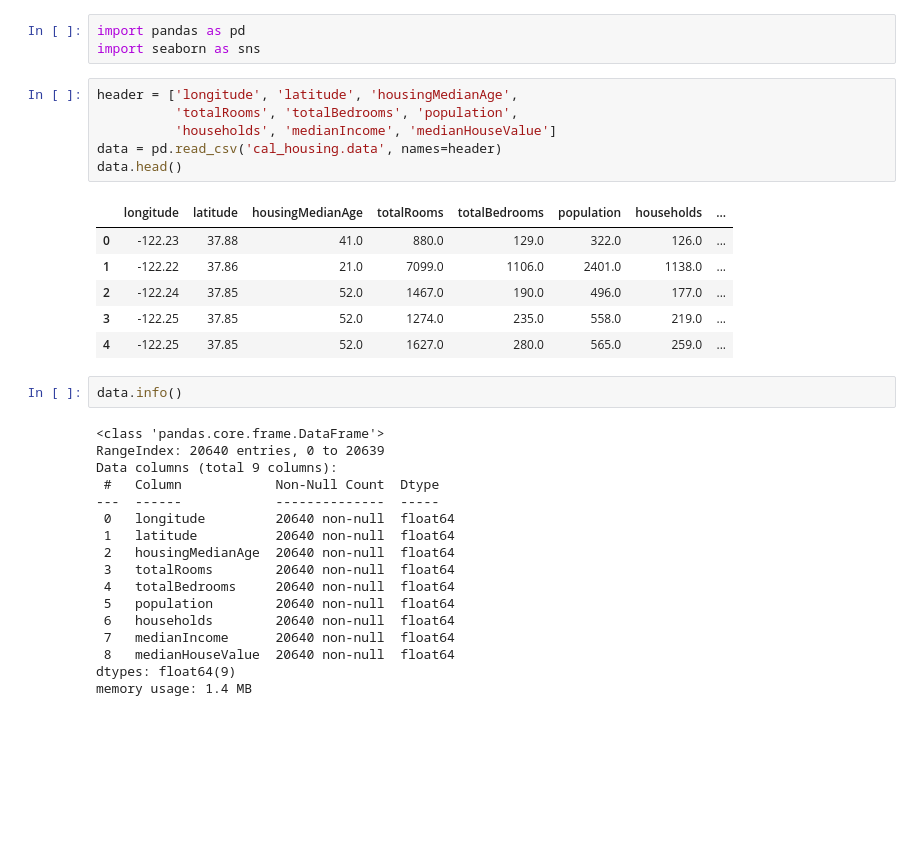
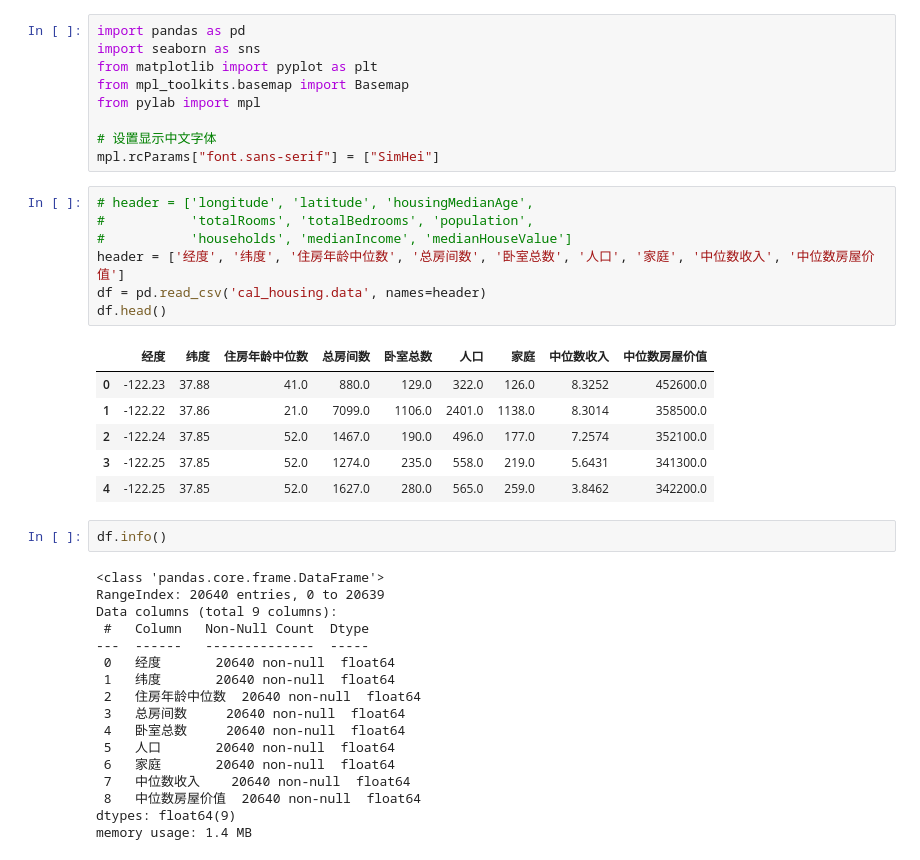
Before and after one commit to LuBoqi/AI_hw, a Jupyter notebook: CaliforniaHousing/pricePre.ipynb, the cells around one changed output. Cells and saved outputs as stored; diff of their text form; blank space fills up the shorter version.

```diff
--- a/CaliforniaHousing/pricePre.ipynb
+++ b/CaliforniaHousing/pricePre.ipynb
@@ -1,36 +1,43 @@
 # %%
 import pandas as pd
 import seaborn as sns
+from matplotlib import pyplot as plt
+from mpl_toolkits.basemap import Basemap
+from pylab import mpl
+
+# 设置显示中文字体
+mpl.rcParams["font.sans-serif"] = ["SimHei"]
 # %%
-header = ['longitude', 'latitude', 'housingMedianAge',
-          'totalRooms', 'totalBedrooms', 'population',
-          'households', 'medianIncome', 'medianHouseValue']
-data = pd.read_csv('cal_housing.data', names=header)
-data.head()
+# header = ['longitude', 'latitude', 'housingMedianAge',
+#           'totalRooms', 'totalBedrooms', 'population',
+#           'households', 'medianIncome', 'medianHouseValue']
+header = ['经度', '纬度', '住房年龄中位数', '总房间数', '卧室总数', '人口', '家庭', '中位数收入', '中位数房屋价值']
+df = pd.read_csv('cal_housing.data', names=header)
+df.head()
 # %% [output]
-|  | longitude | latitude | housingMedianAge | totalRooms | totalBedrooms | population | households | ... |
-| 0 | -122.23 | 37.88 | 41.0 | 880.0 | 129.0 | 322.0 | 126.0 | ... |
-| 1 | -122.22 | 37.86 | 21.0 | 7099.0 | 1106.0 | 2401.0 | 1138.0 | ... |
-| 2 | -122.24 | 37.85 | 52.0 | 1467.0 | 190.0 | 496.0 | 177.0 | ... |
-| 3 | -122.25 | 37.85 | 52.0 | 1274.0 | 235.0 | 558.0 | 219.0 | ... |
-| 4 | -122.25 | 37.85 | 52.0 | 1627.0 | 280.0 | 565.0 | 259.0 | ... |
+|  | 经度 | 纬度 | 住房年龄中位数 | 总房间数 | 卧室总数 | 人口 | 家庭 | 中位数收入 | 中位数房屋价值 |
+| 0 | -122.23 | 37.88 | 41.0 | 880.0 | 129.0 | 322.0 | 126.0 | 8.3252 | 452600.0 |
+| 1 | -122.22 | 37.86 | 21.0 | 7099.0 | 1106.0 | 2401.0 | 1138.0 | 8.3014 | 358500.0 |
+| 2 | -122.24 | 37.85 | 52.0 | 1467.0 | 190.0 | 496.0 | 177.0 | 7.2574 | 352100.0 |
+| 3 | -122.25 | 37.85 | 52.0 | 1274.0 | 235.0 | 558.0 | 219.0 | 5.6431 | 341300.0 |
+| 4 | -122.25 | 37.85 | 52.0 | 1627.0 | 280.0 | 565.0 | 259.0 | 3.8462 | 342200.0 |
 # %%
-data.info()
+df.info()
 # %% [output]
 <class 'pandas.core.frame.DataFrame'>
 RangeIndex: 20640 entries, 0 to 20639
 Data columns (total 9 columns):
- #   Column            Non-Null Count  Dtype
----  ------            --------------  -----
- 0   longitude         20640 non-null  float64
- 1   latitude          20640 non-null  float64
- 2   housingMedianAge  20640 non-null  float64
- 3   totalRooms        20640 non-null  float64
- 4   totalBedrooms     20640 non-null  float64
- 5   population        20640 non-null  float64
- 6   households        20640 non-null  float64
- 7   medianIncome      20640 non-null  float64
- 8   medianHouseValue  20640 non-null  float64
+ #   Column   Non-Null Count  Dtype
+---  ------   --------------  -----
+ 0   经度       20640 non-null  float64
+ 1   纬度       20640 non-null  float64
+ 2   住房年龄中位数  20640 non-null  float64
+ 3   总房间数     20640 non-null  float64
+ 4   卧室总数     20640 non-null  float64
+ 5   人口       20640 non-null  float64
+ 6   家庭       20640 non-null  float64
+ 7   中位数收入    20640 non-null  float64
+ 8   中位数房屋价值  20640 non-null  float64
 dtypes: float64(9)
 memory usage: 1.4 MB
 # %%
```
Also changed, not shown: parts of 6 cells of this notebook, 2 other files.
